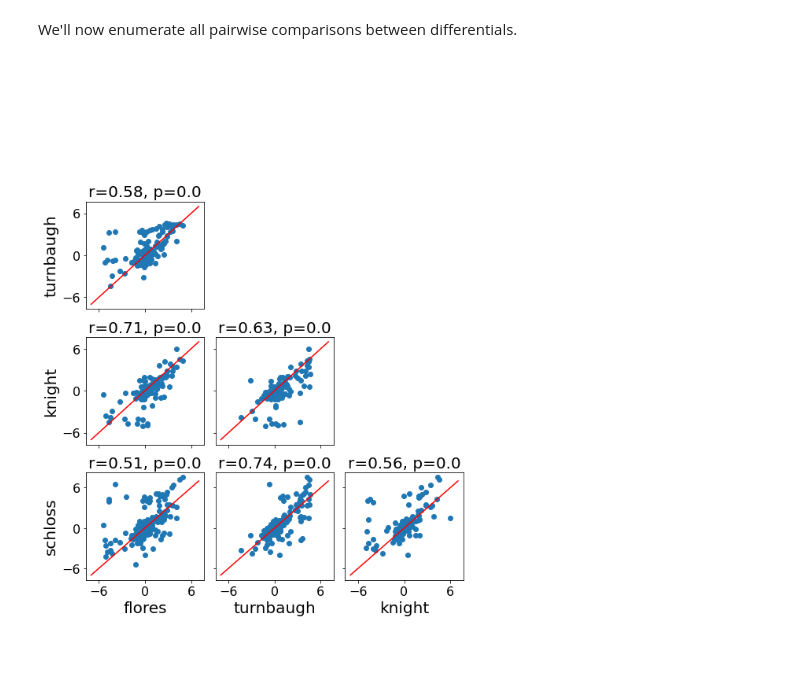
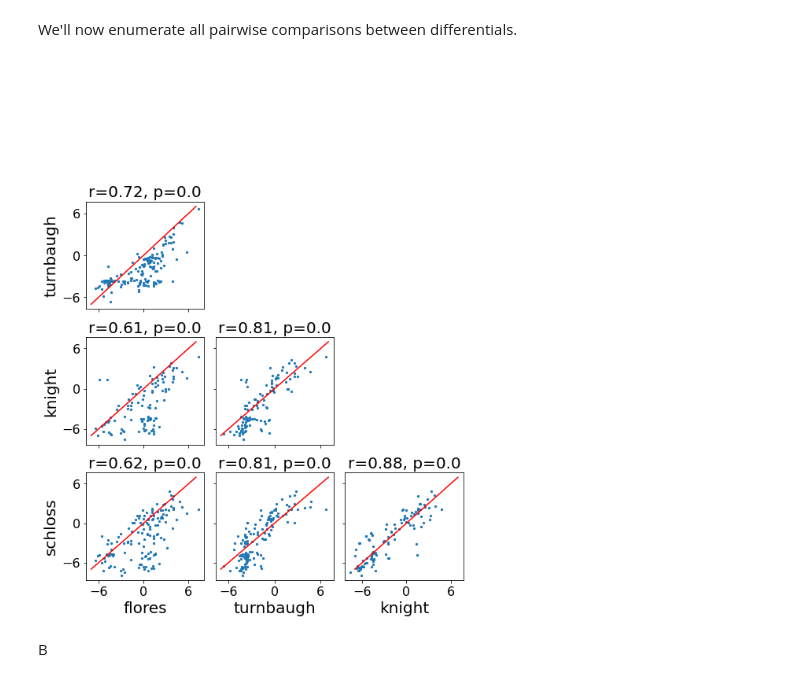
Before and after one commit to mortonjt/asd_multiomics_analyses, a Jupyter notebook: ipynb/MBQC-benchmark.ipynb, the cells around one changed output. Saved outputs shown, nothing was run; the diff lists cells and outputs as text; code cells hidden in the pictures; blank space fills up the shorter version.

```diff
--- a/ipynb/MBQC-benchmark.ipynb
+++ b/ipynb/MBQC-benchmark.ipynb
@@ -30,7 +30,7 @@ flores = az.from_netcdf(f'{data_dir}/flores_posterior')
 turnbaugh = az.from_netcdf(f'{data_dir}/turnbaugh_posterior')
 
 table = biom.load_table(f'{data_dir}/deblur/all.wol.biom')
-md = pd.read_table(f'{data_dir}/metadata/sample_4_6_metadata.txt', index_col=0)
+md = pd.read_table(f'{data_dir}/metadata/sample_14_61_metadata.txt', index_col=0)
 # drop irrelevant features and samples
 filter_f = lambda v, i, m: i in md.index
 table.filter(filter_f, axis='sample')
@@ -135,35 +131,37 @@ for i in range(len(contribs)):
             ax[i][j].set_xticklabels([])
             ax[i][j].set_yticklabels([])
         else:
-            itaxa = nonzero_taxa(table, md, names[i], sample_names=['sample4', 'sample6'])
-            jtaxa = nonzero_taxa(table, md, names[j], sample_names=['sample4', 'sample6'])
+            itaxa = nonzero_taxa(table, md, names[i], sample_names=['sample14', 'sample61'])
+            jtaxa = nonzero_taxa(table, md, names[j], sample_names=['sample14', 'sample61'])
             common_taxa = list(set(itaxa) & set(jtaxa))
             # drop taxa with zero counts
             r, p = pearsonr(eval(contribs[i]).mean(axis=1).loc[common_taxa],
                             eval(contribs[j]).mean(axis=1).loc[common_taxa])
             ax[i][j].scatter(eval(contribs[j]).mean(axis=1).loc[common_taxa],
-                             eval(contribs[i]).mean(axis=1).loc[common_taxa])
+                             eval(contribs[i]).mean(axis=1).loc[common_taxa], s=5)
             ax[i][j].set_xlabel(contribs[j], fontsize=fs)
             ax[i][j].set_ylabel(contribs[i], fontsize=fs)
             r, p = np.round(r, 2), np.round(p, 2)
             ax[i][j].set_title(f'r={r}, p={p}', fontsize=fs)
             ix = np.linspace(-7, 7)
             ax[i][j].plot(ix, ix, c='r')
 
             locator=MaxNLocator(prune='both', nbins=3)
             ax[i][j].yaxis.set_major_locator(locator)
             ax[i][j].xaxis.set_major_locator(locator)
             ax[i][j].tick_params(axis='x', labelsize=ls)
             ax[i][j].tick_params(axis='y', labelsize=ls)
 
             if i != 3:
                 ax[i][j].set_xlabel('')
                 ax[i][j].set_xticklabels([])
             if j != 0:
                 ax[i][j].set_ylabel('')
                 ax[i][j].set_yticklabels([])
 
         #plt.show()
 plt.tight_layout()
 # %% [output]
-[figure, old version]
+[figure, new version]
+# %% [markdown]
+B
```
Also changed, not shown: parts of 3 cells of this notebook.
